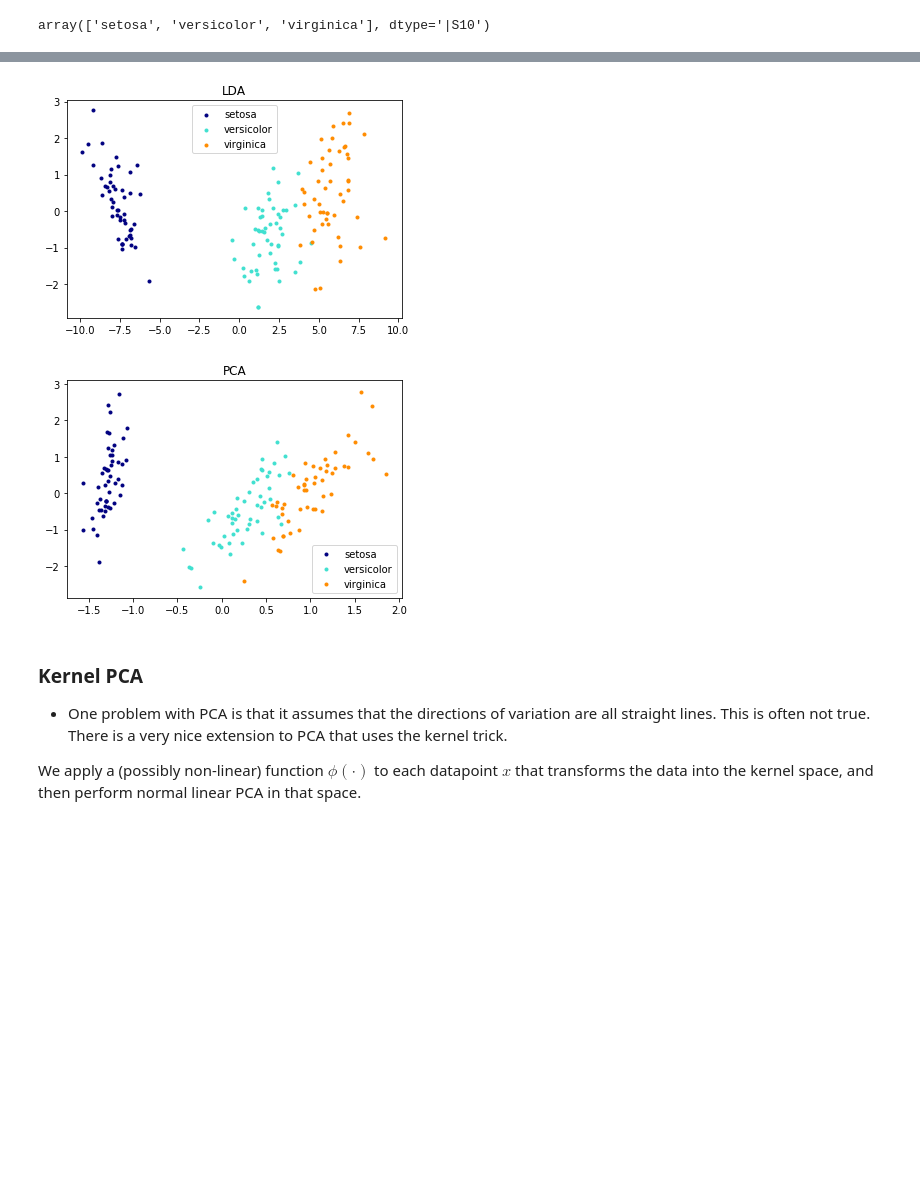
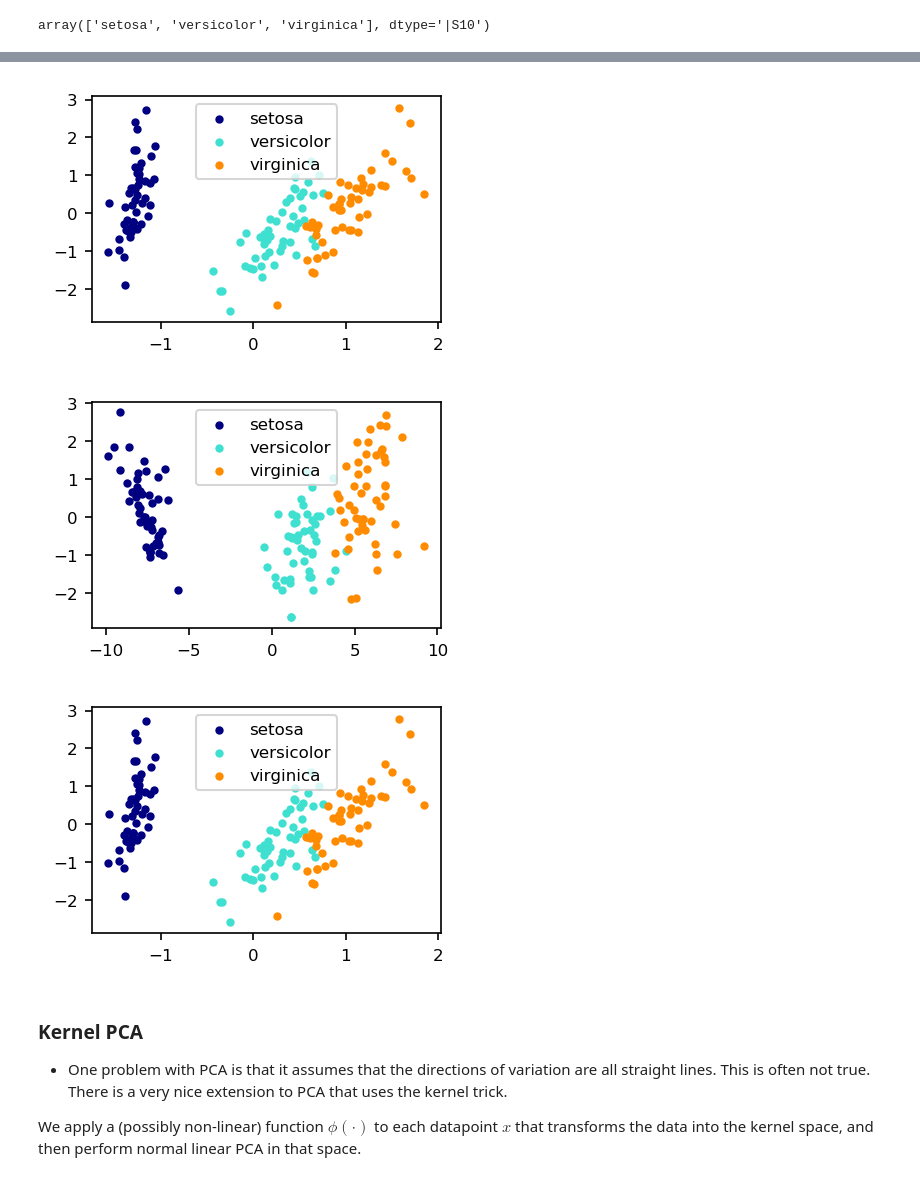
Before and after one commit to MJEmilio/MachineLearning, a Jupyter notebook: DimensionalityReduction.ipynb, the cells around one changed output, grey strips where cells are left out. Saved outputs shown, nothing was run; the diff lists cells and outputs as text; code cells hidden in the pictures; blank space fills up the shorter version.

```diff
--- a/DimensionalityReduction.ipynb
+++ b/DimensionalityReduction.ipynb
@@ -352,26 +347,17 @@ plt.show()
-# %%
-colors = ['navy', 'turquoise', 'darkorange']
-
-plt.subplot(111)
-for i, c ,label in zip(target_ids, colors,iris.target_names):
-    plt.scatter(X_lda[i == y, 0], X_lda[i == y, 1], c = c,label=label, marker='.')
-plt.title('LDA')
-plt.legend()
-
-plt.show()
-
-
-plt.subplot(111)
-for i, c ,label in zip(target_ids, colors,iris.target_names):
-    plt.scatter(X_pca[y == i, 0], X_pca[y == i, 1],
-               c=c,label=label, marker='.')
-plt.title('PCA')
-plt.legend()
-
-plt.show()
-# %% [output]
-[figure, removed]
-[figure, removed]
+# %%
+pl_sc(target_ids, X_pca)
+# %% [output]
+[figure, added]
+# %%
+plt.subplot(111)
+pl_sc(target_ids, X_lda)
+
+
+plt.subplot(111)
+pl_sc(target_ids, X_pca)
+# %% [output]
+[figure, added]
+[figure, added]
 # %% [markdown]
 ### Kernel PCA
 
```
Also changed, not shown: parts of 19 cells of this notebook, 3 other files.
